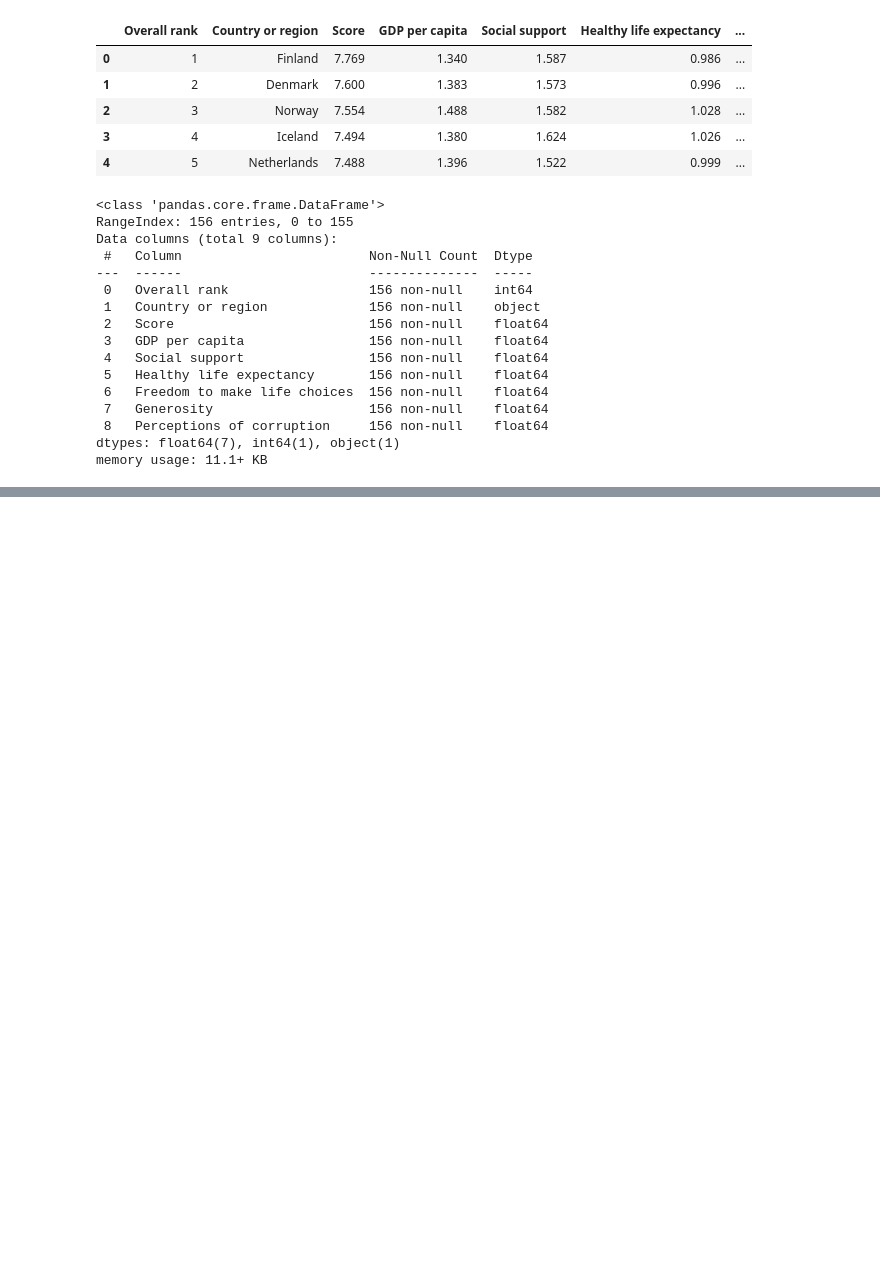
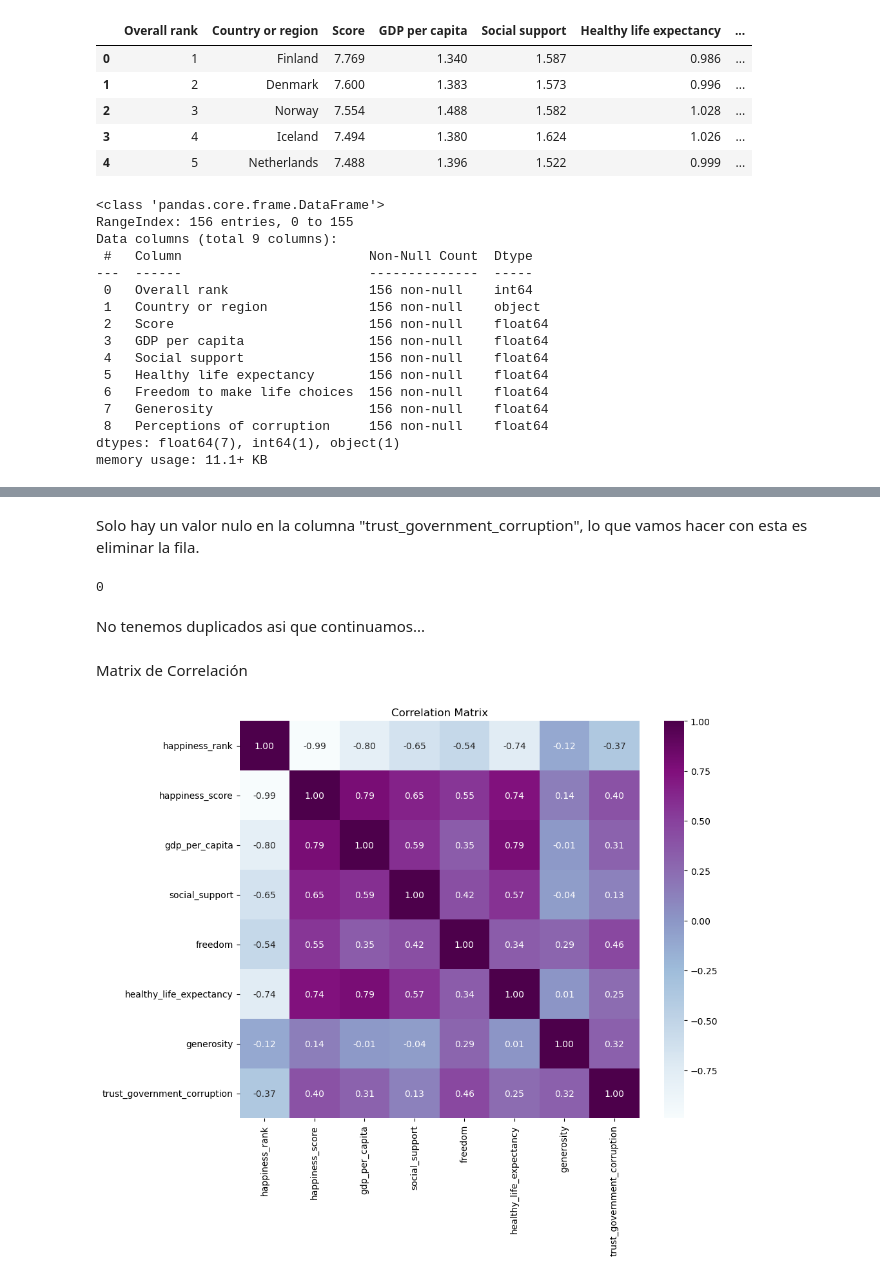
Before and after one commit to sslo12/Workshop-3, a Jupyter notebook: Notebooks/01_EDA.ipynb, the cells around one changed output, grey strips where cells are left out. Cells and saved outputs as stored; diff of their text form; code cells hidden in the pictures; blank space fills up the shorter version.

```diff
--- a/Notebooks/01_EDA.ipynb
+++ b/Notebooks/01_EDA.ipynb
@@ -247,0 +207,22 @@ MERGE
+# %%
+def ren_col_1819(df):
+    column_mappings = {
+        'Country or region': 'country',
+        'Overall rank': 'happiness_rank',
+        'Score': 'happiness_score',
+        'GDP per capita': 'gdp_per_capita',
+        'Social support': 'social_support',
+        'Freedom to make life choices': 'freedom',
+        'Healthy life expectancy': 'healthy_life_expectancy',
+        'Perceptions of corruption': 'trust_government_corruption',
+        'Generosity': 'generosity'}
+    df.rename(columns=column_mappings, inplace=True)
+    df.columns = [col.lower() for col in df.columns]
+    return df[['country', 'happiness_rank', 'happiness_score', 'gdp_per_capita', 'social_support', 'freedom', 'healthy_life_expectancy', 'generosity', 'trust_government_corruption']]
+# %%
+new_2015 = ren_col_1516(df_2015)
+new_2016 = ren_col_1516(df_2016)
+new_2017 = ren_col_17(df_2017)
+new_2018 = ren_col_1819(df_2018)
+new_2019 = ren_col_1819(df_2019)
+dfs = [new_2015, new_2016, new_2017, new_2018, new_2019]
@@ -247,0 +243,10 @@ MERGE
+# %%
+def concat_df(df_list):
+    columns_set = {tuple(df.columns) for df in df_list}
+    if len(columns_set) != 1:
+        raise ValueError("All DataFrames must have the same columns to concatenate. Please check the column names.")
+    concate_df = pd.concat(df_list, ignore_index=True)
+    return concate_df
+
+new_happy_world = concat_df(dfs)
+new_happy_world.head()
@@ -247,0 +296,21 @@ MERGE
+# %% [markdown]
+Solo hay un valor nulo en la columna "trust_government_corruption", lo que vamos hacer con esta es eliminar la fila.
+# %%
+new_happy_world.dropna(inplace=True)
+# %%
+new_happy_world.duplicated().sum()
+# %% [output]
+0
+# %% [markdown]
+No tenemos duplicados asi que continuamos...
+# %% [markdown]
+Matrix de Correlación
+# %%
+new_happy = new_happy_world.select_dtypes(include=[np.number])
+correlation_matrix = new_happy.corr()
+plt.figure(figsize=(10, 8))
+plt.title("Correlation Matrix")
+sns.heatmap(correlation_matrix, annot=True, fmt=".2f", cmap='BuPu')
+plt.show()
+# %% [output]
+[figure, added]
```
Also changed, not shown: parts of 33 cells of this notebook.
